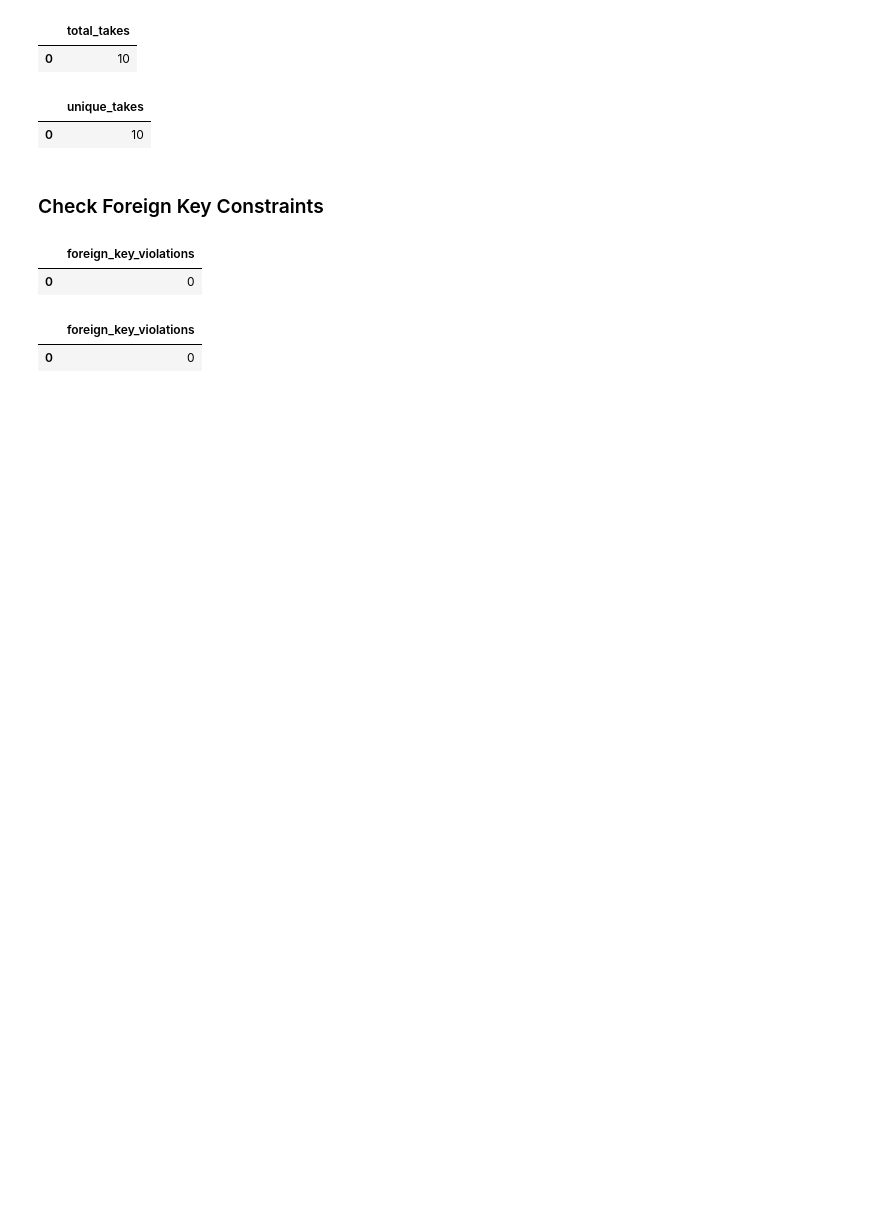
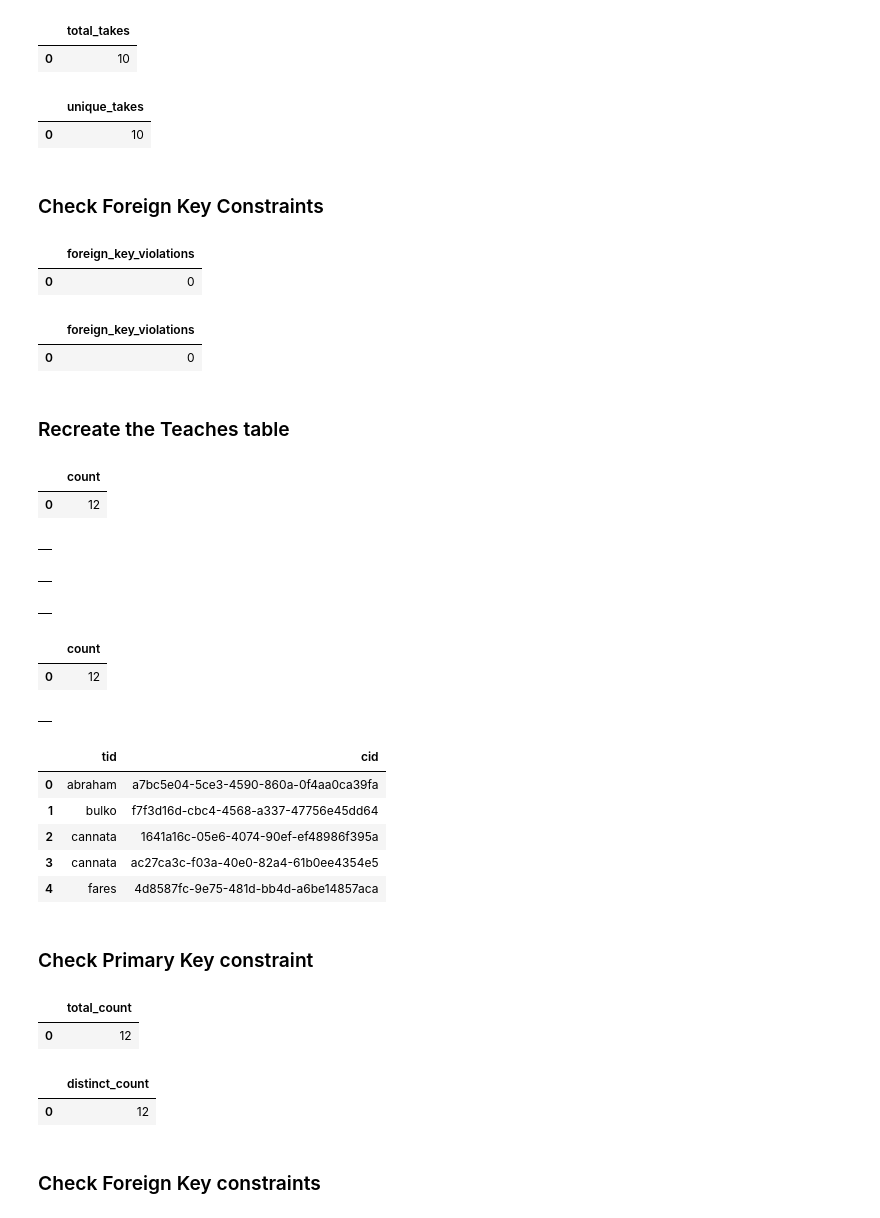
Before and after one commit to cs327e-spring2020/snippets, a Jupyter notebook: college_modeled.ipynb, the cells around one changed output. Saved outputs shown, nothing was run; the diff lists cells and outputs as text; code cells hidden in the pictures; blank space fills up the shorter version.

Commit message:
added Teaches

```diff
--- a/college_modeled.ipynb
+++ b/college_modeled.ipynb
@@ -357,3 +359,74 @@ where c.cid is null
 # %% [output]
 |  | foreign_key_violations |
 | 0 | 0 |
+# %% [markdown]
+### Recreate the Teaches table
+# %%
+%%bigquery
+select count(*) as count from college_modeled.Teaches;
+# %% [output]
+|  | count |
+| 0 | 12 |
+# %%
+%%bigquery
+create table college_modeled.Teaches_Temp as
+select t.tid, t.cno, c.cid, c.cname
+from college_modeled.Teaches t join college_modeled.Class c
+on t.cno = c.cno
+order by t.tid, c.cid;
+# %% [output]
+|  |
+# %%
+%%bigquery
+delete from college_modeled.Teaches_Temp where tid = 'abraham' and cname = 'Elements of Web Programming'
+# %% [output]
+|  |
+# %%
+%%bigquery
+delete from college_modeled.Teaches_Temp where tid = 'mitra' and cname = 'Elements of Mobile Computing'
+# %% [output]
+|  |
+# %%
+%%bigquery
+select count(*) as count
+from (select distinct tid, cid
+from college_modeled.Teaches_Temp)
+# %% [output]
+|  | count |
+| 0 | 12 |
+# %%
+%%bigquery
+create or replace table college_modeled.Teaches
+as select tid, cid from college_modeled.Teaches_Temp
+# %% [output]
+|  |
+# %%
+%%bigquery
+select * from college_modeled.Teaches
+order by tid, cid
+limit 5
+# %% [output]
+|  | tid | cid |
+| 0 | abraham | a7bc5e04-5ce3-4590-860a-0f4aa0ca39fa |
+| 1 | bulko | f7f3d16d-cbc4-4568-a337-47756e45dd64 |
+| 2 | cannata | 1641a16c-05e6-4074-90ef-ef48986f395a |
+| 3 | cannata | ac27ca3c-f03a-40e0-82a4-61b0ee4354e5 |
+| 4 | fares | 4d8587fc-9e75-481d-bb4d-a6be14857aca |
+# %% [markdown]
+### Check Primary Key constraint
+# %%
+%%bigquery
+select count(*) as total_count from college_modeled.Teaches
+# %% [output]
+|  | total_count |
+| 0 | 12 |
+# %%
+%%bigquery
+select count(*) as distinct_count
+from (select distinct tid, cid
+from college_modeled.Teaches)
+# %% [output]
+|  | distinct_count |
+| 0 | 12 |
+# %% [markdown]
+### Check Foreign Key constraints
```
Also changed, not shown: parts of 3 cells of this notebook.
